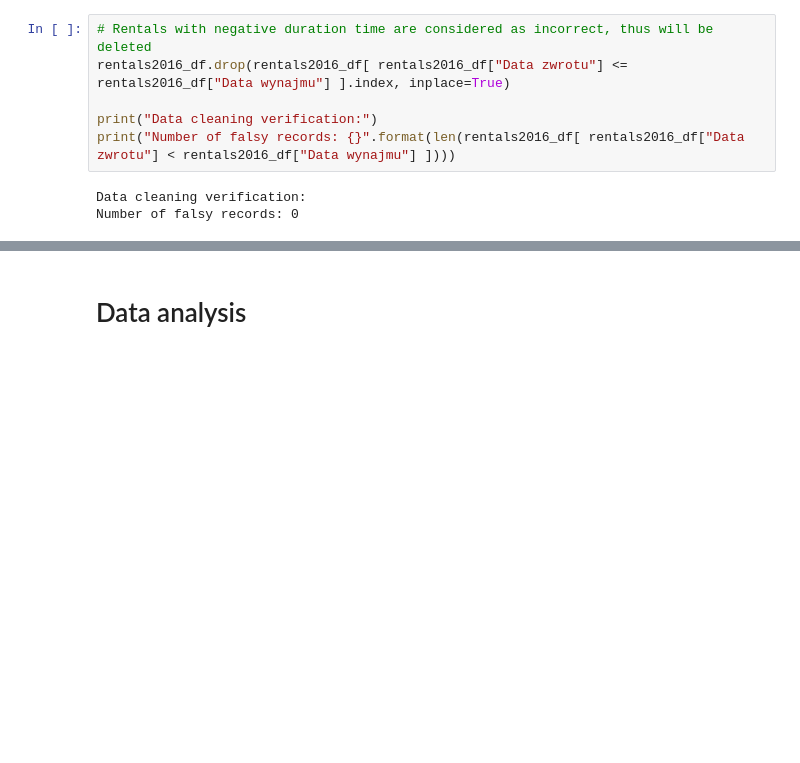
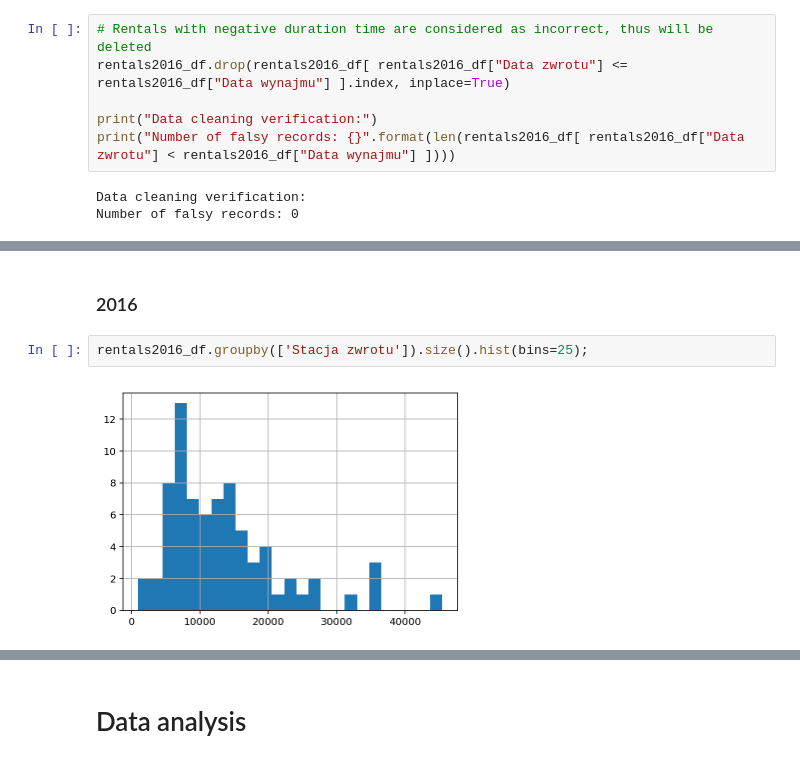
Before and after one commit to mariuszrokita/bike-sharing-demand, a Jupyter notebook: notebooks/wroclawski-rower-miejski/initial-data-exploration.ipynb, the cells around one changed output, grey strips where cells are left out. Drawn from its saved outputs; the diff is of its cells as text; blank space fills up the shorter version.

```diff
--- a/notebooks/wroclawski-rower-miejski/initial-data-exploration.ipynb
+++ b/notebooks/wroclawski-rower-miejski/initial-data-exploration.ipynb
@@ -145,0 +293,6 @@ Number of falsy records: 0
+# %% [markdown]
+### 2016
+# %%
+rentals2016_df.groupby(['Stacja zwrotu']).size().hist(bins=25);
+# %% [output]
+[figure, added]
```
Also changed, not shown: parts of 21 cells of this notebook.
